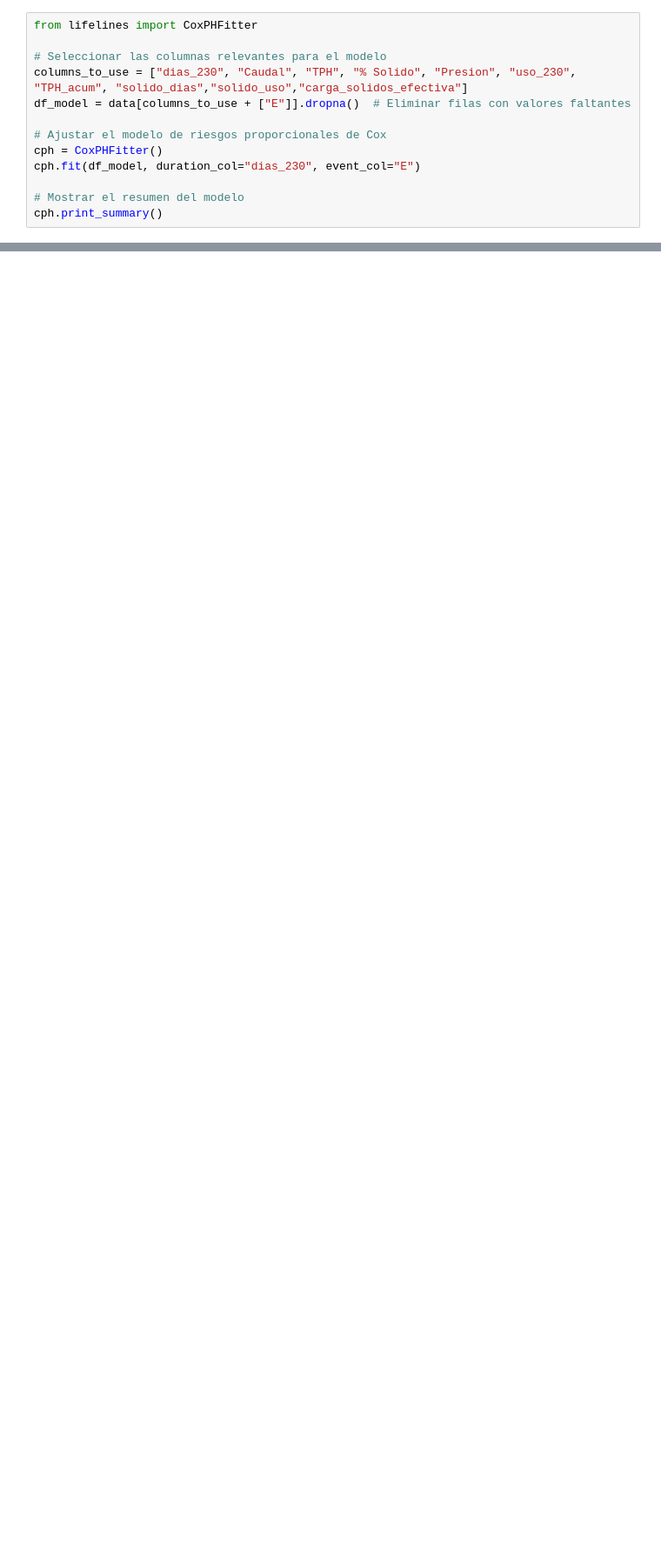
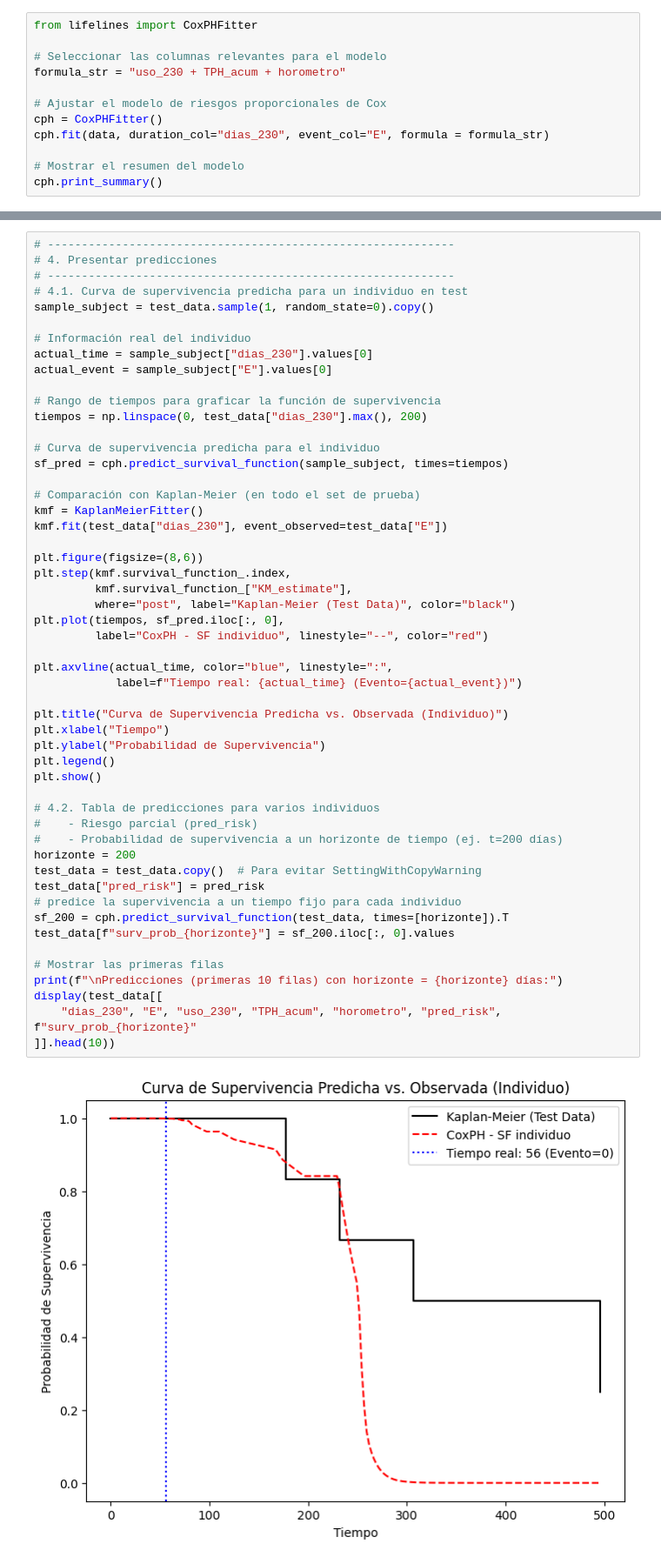
Before and after one commit to fvaldes17/SA, a Jupyter notebook: Modelos/cocks_imp.ipynb, the cells around one changed output, grey strips where cells are left out. Shown at 87% size. Saved outputs shown, nothing was run; the diff lists cells and outputs as text; blank space fills up the shorter version.

```diff
--- a/Modelos/cocks_imp.ipynb
+++ b/Modelos/cocks_imp.ipynb
@@ -26,12 +42,11 @@ data.head()
 from lifelines import CoxPHFitter
 
 # Seleccionar las columnas relevantes para el modelo
-columns_to_use = ["dias_230", "Caudal", "TPH", "% Solido", "Presion", "uso_230", "TPH_acum", "solido_dias","solido_uso","carga_solidos_efectiva"]
-df_model = data[columns_to_use + ["E"]].dropna()  # Eliminar filas con valores faltantes
+formula_str = "uso_230 + TPH_acum + horometro"
 
 # Ajustar el modelo de riesgos proporcionales de Cox
 cph = CoxPHFitter()
-cph.fit(df_model, duration_col="dias_230", event_col="E")
+cph.fit(data, duration_col="dias_230", event_col="E", formula = formula_str)
 
 # Mostrar el resumen del modelo
 cph.print_summary()
@@ -81,0 +131,54 @@ df_rfe = df_model[["dias_230", "E"] + list(variables_seleccionadas)]
+# %%
+# ------------------------------------------------------------
+# 4. Presentar predicciones
+# ------------------------------------------------------------
+# 4.1. Curva de supervivencia predicha para un individuo en test
+sample_subject = test_data.sample(1, random_state=0).copy()
+
+# Información real del individuo
+actual_time = sample_subject["dias_230"].values[0]
+actual_event = sample_subject["E"].values[0]
+
+# Rango de tiempos para graficar la función de supervivencia
+tiempos = np.linspace(0, test_data["dias_230"].max(), 200)
+
+# Curva de supervivencia predicha para el individuo
+sf_pred = cph.predict_survival_function(sample_subject, times=tiempos)
+
+# Comparación con Kaplan-Meier (en todo el set de prueba)
+kmf = KaplanMeierFitter()
+kmf.fit(test_data["dias_230"], event_observed=test_data["E"])
+
+plt.figure(figsize=(8,6))
+plt.step(kmf.survival_function_.index,
+         kmf.survival_function_["KM_estimate"],
+         where="post", label="Kaplan-Meier (Test Data)", color="black")
+plt.plot(tiempos, sf_pred.iloc[:, 0],
+         label="CoxPH - SF individuo", linestyle="--", color="red")
+
+plt.axvline(actual_time, color="blue", linestyle=":",
+            label=f"Tiempo real: {actual_time} (Evento={actual_event})")
+
+plt.title("Curva de Supervivencia Predicha vs. Observada (Individuo)")
+plt.xlabel("Tiempo")
+plt.ylabel("Probabilidad de Supervivencia")
+plt.legend()
+plt.show()
+
+# 4.2. Tabla de predicciones para varios individuos
+#    - Riesgo parcial (pred_risk)
+#    - Probabilidad de supervivencia a un horizonte de tiempo (ej. t=200 días)
+horizonte = 200
+test_data = test_data.copy()  # Para evitar SettingWithCopyWarning
+test_data["pred_risk"] = pred_risk
+# predice la supervivencia a un tiempo fijo para cada individuo
+sf_200 = cph.predict_survival_function(test_data, times=[horizonte]).T
+test_data[f"surv_prob_{horizonte}"] = sf_200.iloc[:, 0].values
+
+# Mostrar las primeras filas
+print(f"\nPredicciones (primeras 10 filas) con horizonte = {horizonte} días:")
+display(test_data[[
+    "dias_230", "E", "uso_230", "TPH_acum", "horometro", "pred_risk", f"surv_prob_{horizonte}"
+]].head(10))
+# %% [output]
+[figure, added]
```
Also changed, not shown: parts of 9 cells of this notebook.
